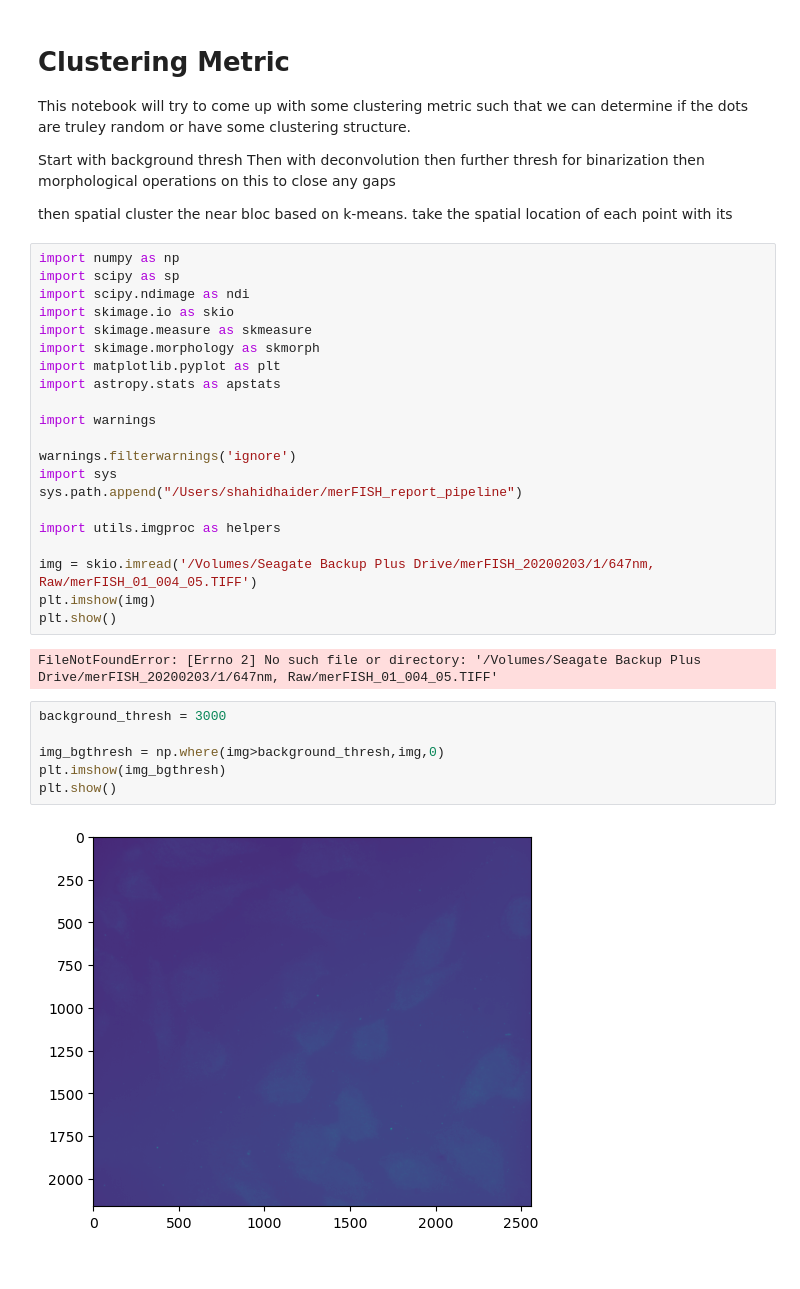
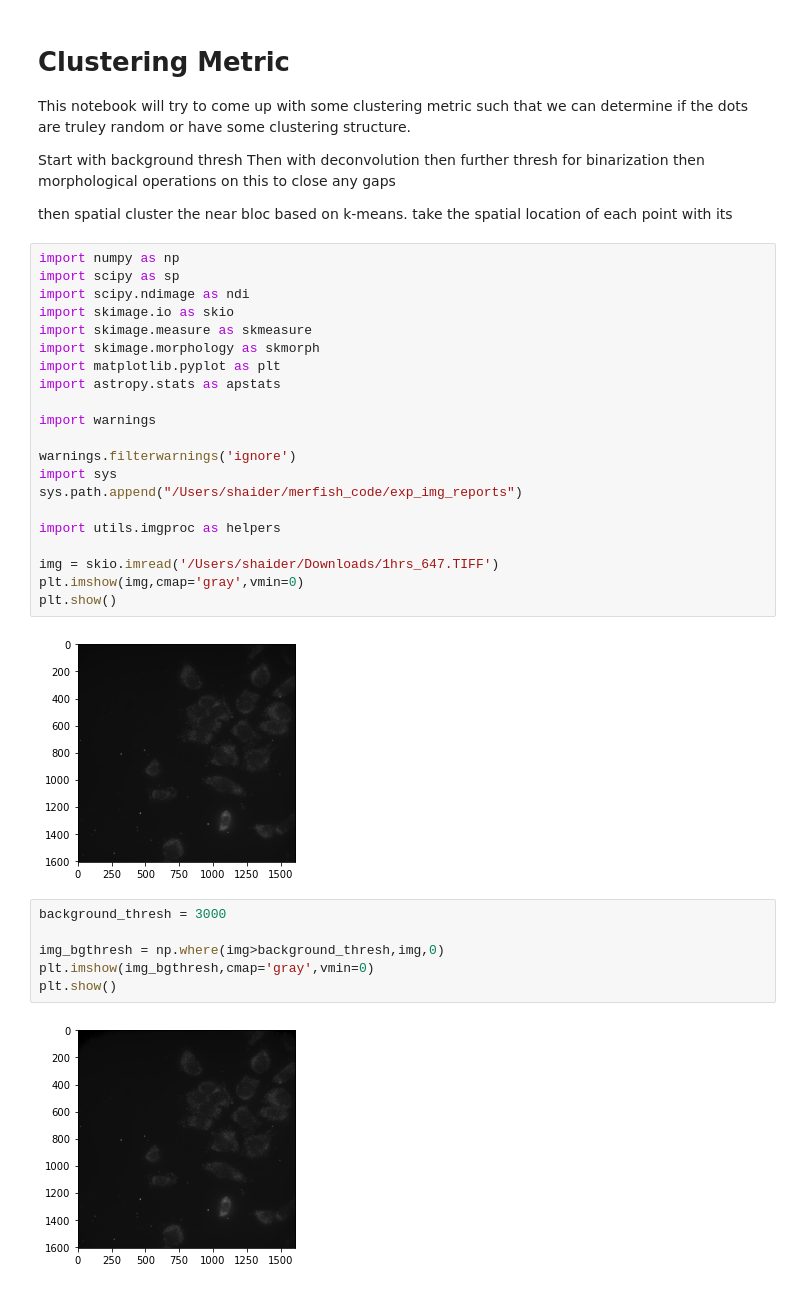
Before and after one commit to molonc/merFISH_report_pipeline, a Jupyter notebook: test_notebooks/clutering_metrics.ipynb, the cells around one changed output. Cells and saved outputs as stored; diff of their text form.

```diff
--- a/test_notebooks/clutering_metrics.ipynb
+++ b/test_notebooks/clutering_metrics.ipynb
@@ -24,23 +24,23 @@ import warnings
 
 warnings.filterwarnings('ignore')
 import sys
-sys.path.append("/Users/shahidhaider/merFISH_report_pipeline")
+sys.path.append("/Users/shaider/merfish_code/exp_img_reports")
 
 import utils.imgproc as helpers
 
-img = skio.imread('/Volumes/Seagate Backup Plus Drive/merFISH_20200203/1/647nm, Raw/merFISH_01_004_05.TIFF')
-plt.imshow(img)
+img = skio.imread('/Users/shaider/Downloads/1hrs_647.TIFF')
+plt.imshow(img,cmap='gray',vmin=0)
 plt.show()
 # %% [output]
-FileNotFoundError: [Errno 2] No such file or directory: '/Volumes/Seagate Backup Plus Drive/merFISH_20200203/1/647nm, Raw/merFISH_01_004_05.TIFF'
+[figure, added]
 # %%
 background_thresh = 3000
 
 img_bgthresh = np.where(img>background_thresh,img,0)
-plt.imshow(img_bgthresh)
+plt.imshow(img_bgthresh,cmap='gray',vmin=0)
 plt.show()
 # %% [output]
-[figure, old version]
+[figure, new version]
 # %%
 psf = None
 
```
Also changed, not shown: parts of 6 cells of this notebook.
